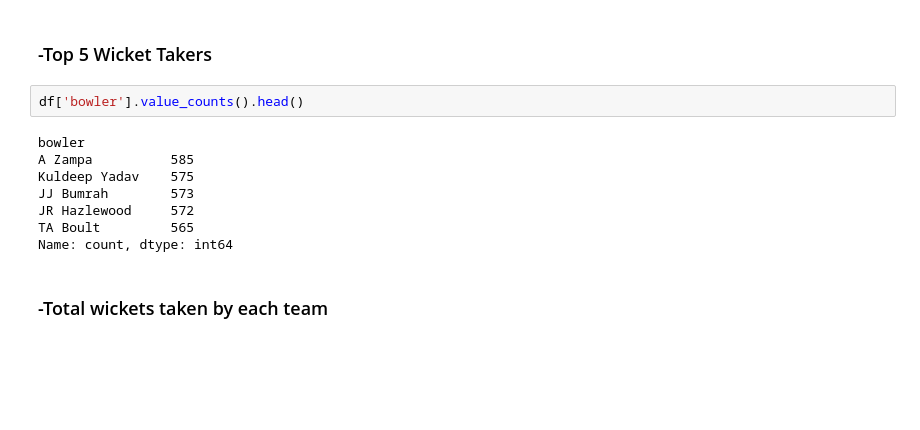
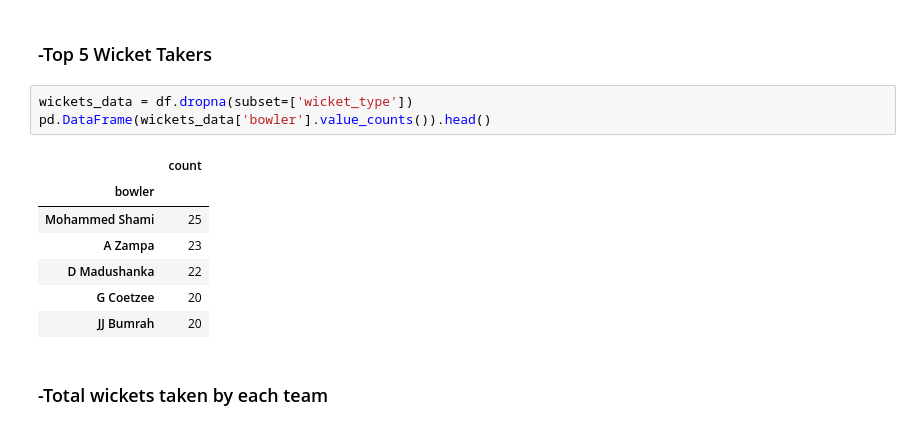
Before and after one commit to ZainFaisal005/DataCraft-Analysis-Vault, a Jupyter notebook: WorldCup2023 Project/WorldCup23.ipynb, the cells around one changed output. Drawn from its saved outputs; the diff is of its cells as text; blank space fills up the shorter version.

```diff
--- a/WorldCup2023 Project/WorldCup23.ipynb
+++ b/WorldCup2023 Project/WorldCup23.ipynb
@@ -186,16 +186,17 @@ print(f'Total Wickets taken in World Cup 23 are ',wickets)
 Total Wickets taken in World Cup 23 are  729
 # %% [markdown]
 ### -Top 5 Wicket Takers
-# %%
-df['bowler'].value_counts().head()
-# %% [output]
-bowler
-A Zampa          585
-Kuldeep Yadav    575
-JJ Bumrah        573
-JR Hazlewood     572
-TA Boult         565
-Name: count, dtype: int64
+# %%
+wickets_data = df.dropna(subset=['wicket_type'])
+pd.DataFrame(wickets_data['bowler'].value_counts()).head()
+# %% [output]
+|  | count |
+| bowler |  |
+| Mohammed Shami | 25 |
+| A Zampa | 23 |
+| D Madushanka | 22 |
+| G Coetzee | 20 |
+| JJ Bumrah | 20 |
 # %% [markdown]
 ### -Total wickets taken by each team
 # %%
```
Also changed, not shown: parts of 2 cells of this notebook.
